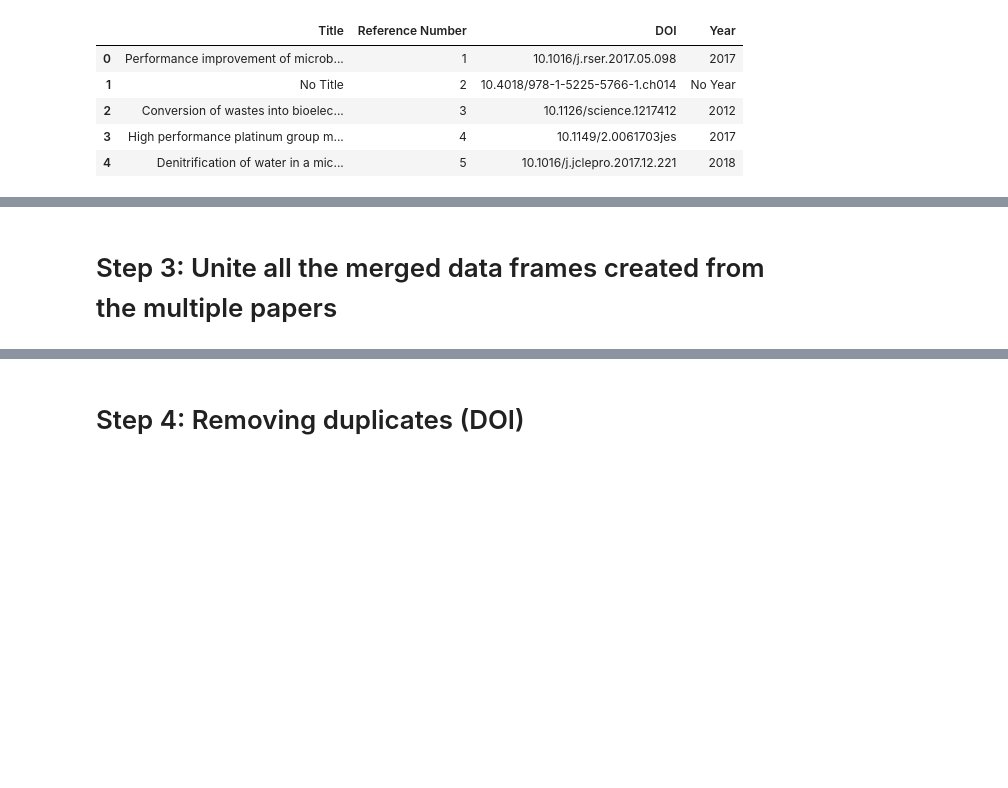
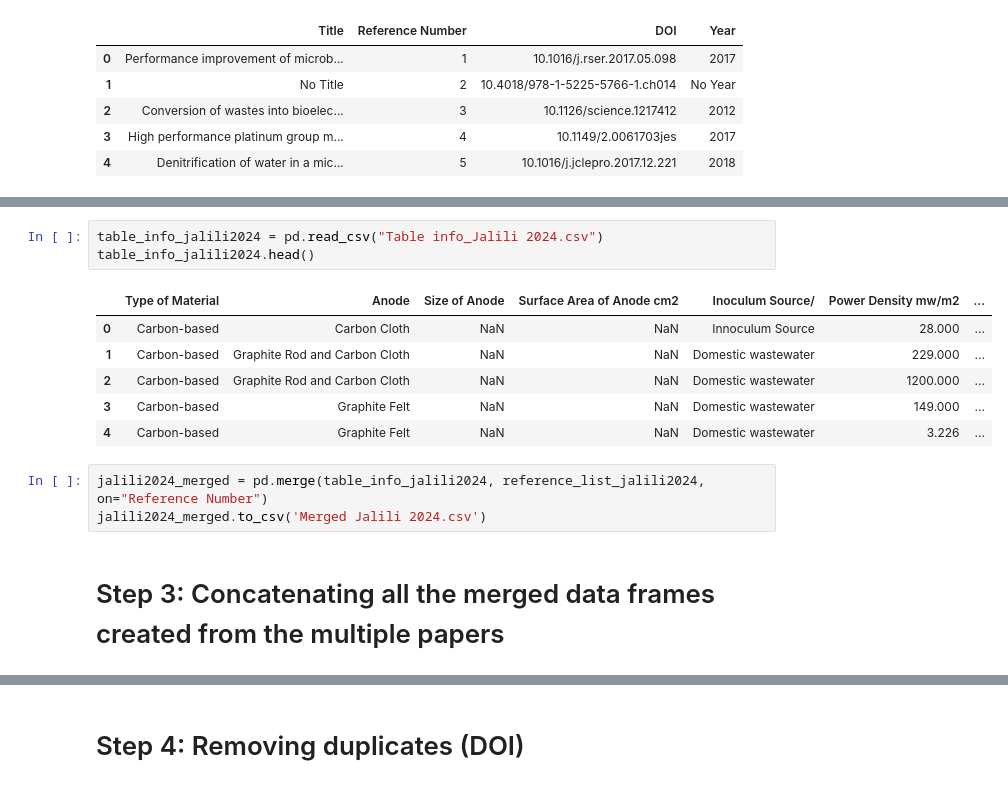
Before and after one commit to pedrohrosabraun/MFC-and-references, a Jupyter notebook: Walkthrough.ipynb, the cells around one changed output, grey strips where cells are left out. Drawn from its saved outputs; the diff is of its cells as text; blank space fills up the shorter version.

Commit message:
Code for extracting references finished. EDA start

```diff
--- a/Walkthrough.ipynb
+++ b/Walkthrough.ipynb
@@ -113,2 +196,15 @@ yaqoob2020_merged.to_csv('yaqoob 2020 merged.csv')
+# %%
+table_info_jalili2024 = pd.read_csv("Table info_Jalili 2024.csv")
+table_info_jalili2024.head()
+# %% [output]
+|  | Type of Material | Anode | Size of Anode | Surface Area of Anode cm2 | Inoculum Source/ | Power Density mw/m2 | ... |
+| 0 | Carbon-based | Carbon Cloth | NaN | NaN | Innoculum Source | 28.000 | ... |
+| 1 | Carbon-based | Graphite Rod and Carbon Cloth | NaN | NaN | Domestic wastewater | 229.000 | ... |
+| 2 | Carbon-based | Graphite Rod and Carbon Cloth | NaN | NaN | Domestic wastewater | 1200.000 | ... |
+| 3 | Carbon-based | Graphite Felt | NaN | NaN | Domestic wastewater | 149.000 | ... |
+| 4 | Carbon-based | Graphite Felt | NaN | NaN | Domestic wastewater | 3.226 | ... |
+# %%
+jalili2024_merged = pd.merge(table_info_jalili2024, reference_list_jalili2024, on="Reference Number")
+jalili2024_merged.to_csv('Merged Jalili 2024.csv')
 # %% [markdown]
-# Step 3: Unite all the merged data frames created from the multiple papers
+# Step 3: Concatenating all the merged data frames created from the multiple papers
```
Also changed, not shown: parts of 12 cells of this notebook, 6 other files.
